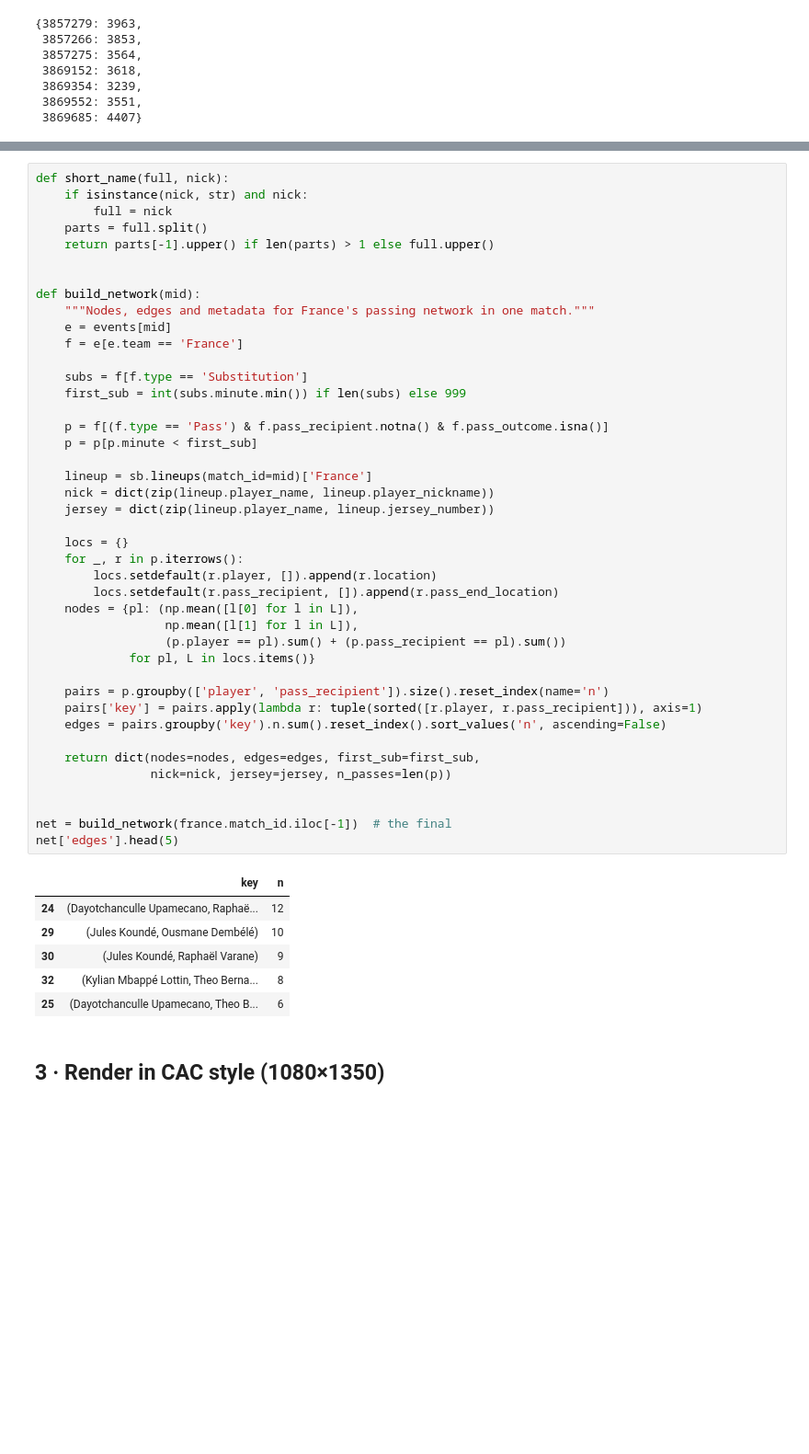
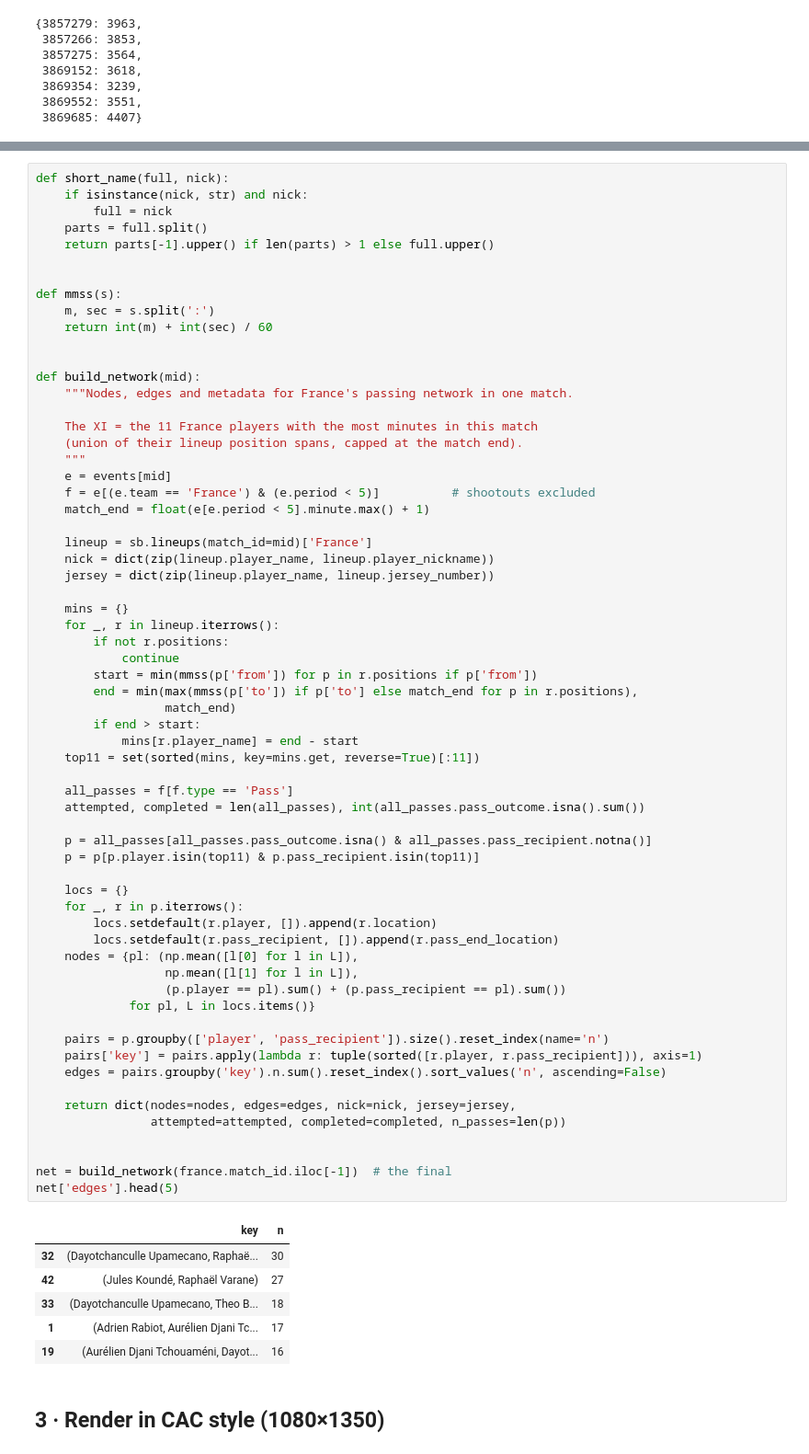
Before and after one commit to calcio-ac/CAC_post5, a Jupyter notebook: france_passing_networks.ipynb, the cells around one changed output, grey strips where cells are left out. Shown at 92% size. Cells and saved outputs as stored; diff of their text form; blank space fills up the shorter version.

Commit message:
Switch to top-XI-by-minutes networks, slider default 2+, pass totals
Co-Authored-By: Claude Fable 5 <noreply@anthropic.com>

```diff
--- a/france_passing_networks.ipynb
+++ b/france_passing_networks.ipynb
@@ -74,48 +76,69 @@ def short_name(full, nick):
     parts = full.split()
     return parts[-1].upper() if len(parts) > 1 else full.upper()
 
 
+def mmss(s):
+    m, sec = s.split(':')
+    return int(m) + int(sec) / 60
+
+
 def build_network(mid):
-    """Nodes, edges and metadata for France's passing network in one match."""
+    """Nodes, edges and metadata for France's passing network in one match.
+
+    The XI = the 11 France players with the most minutes in this match
+    (union of their lineup position spans, capped at the match end).
+    """
     e = events[mid]
-    f = e[e.team == 'France']
-
-    subs = f[f.type == 'Substitution']
-    first_sub = int(subs.minute.min()) if len(subs) else 999
-
-    p = f[(f.type == 'Pass') & f.pass_recipient.notna() & f.pass_outcome.isna()]
-    p = p[p.minute < first_sub]
+    f = e[(e.team == 'France') & (e.period < 5)]          # shootouts excluded
+    match_end = float(e[e.period < 5].minute.max() + 1)
 
     lineup = sb.lineups(match_id=mid)['France']
     nick = dict(zip(lineup.player_name, lineup.player_nickname))
     jersey = dict(zip(lineup.player_name, lineup.jersey_number))
+
+    mins = {}
+    for _, r in lineup.iterrows():
+        if not r.positions:
+            continue
+        start = min(mmss(p['from']) for p in r.positions if p['from'])
+        end = min(max(mmss(p['to']) if p['to'] else match_end for p in r.positions),
+                  match_end)
+        if end > start:
+            mins[r.player_name] = end - start
+    top11 = set(sorted(mins, key=mins.get, reverse=True)[:11])
+
+    all_passes = f[f.type == 'Pass']
+    attempted, completed = len(all_passes), int(all_passes.pass_outcome.isna().sum())
+
+    p = all_passes[all_passes.pass_outcome.isna() & all_passes.pass_recipient.notna()]
+    p = p[p.player.isin(top11) & p.pass_recipient.isin(top11)]
 
     locs = {}
     for _, r in p.iterrows():
         locs.setdefault(r.player, []).append(r.location)
         locs.setdefault(r.pass_recipient, []).append(r.pass_end_location)
     nodes = {pl: (np.mean([l[0] for l in L]),
                   np.mean([l[1] for l in L]),
                   (p.player == pl).sum() + (p.pass_recipient == pl).sum())
              for pl, L in locs.items()}
 
     pairs = p.groupby(['player', 'pass_recipient']).size().reset_index(name='n')
     pairs['key'] = pairs.apply(lambda r: tuple(sorted([r.player, r.pass_recipient])), axis=1)
     edges = pairs.groupby('key').n.sum().reset_index().sort_values('n', ascending=False)
 
-    return dict(nodes=nodes, edges=edges, first_sub=first_sub,
-                nick=nick, jersey=jersey, n_passes=len(p))
+    return dict(nodes=nodes, edges=edges, nick=nick, jersey=jersey,
+                attempted=attempted, completed=completed, n_passes=len(p))
 
 
 net = build_network(france.match_id.iloc[-1])  # the final
 net['edges'].head(5)
 # %% [output]
 |  | key | n |
-| 24 | (Dayotchanculle Upamecano, Raphaë... | 12 |
-| 29 | (Jules Koundé, Ousmane Dembélé) | 10 |
-| 30 | (Jules Koundé, Raphaël Varane) | 9 |
-| 32 | (Kylian Mbappé Lottin, Theo Berna... | 8 |
-| 25 | (Dayotchanculle Upamecano, Theo B... | 6 |
+| 32 | (Dayotchanculle Upamecano, Raphaë... | 30 |
+| 42 | (Jules Koundé, Raphaël Varane) | 27 |
+| 33 | (Dayotchanculle Upamecano, Theo B... | 18 |
+| 1 | (Adrien Rabiot, Aurélien Djani Tc... | 17 |
+| 19 | (Aurélien Djani Tchouaméni, Dayot... | 16 |
 # %% [markdown]
 ## 3 · Render in CAC style (1080×1350)
 # %%
```
Also changed, not shown: parts of 5 cells of this notebook, 12 other files.
